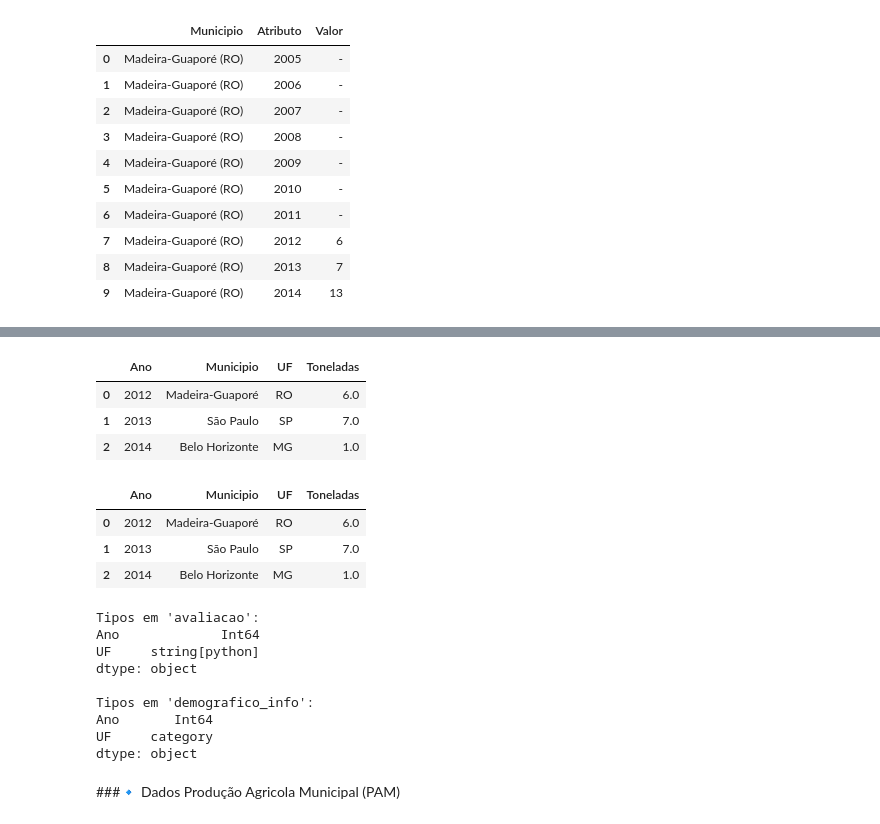
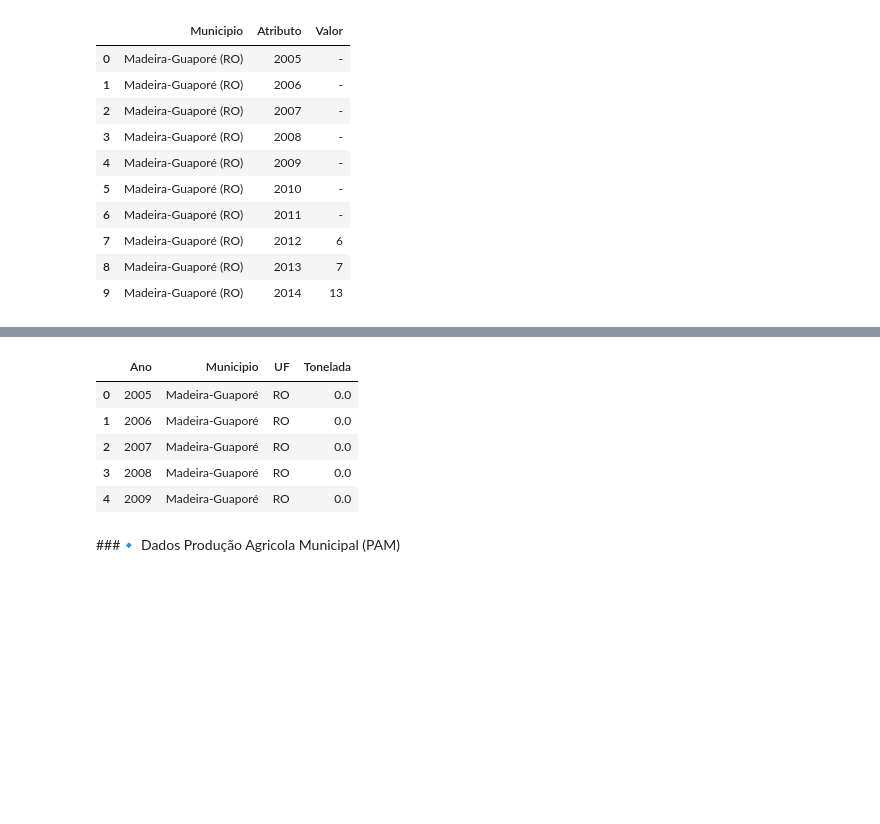
Before and after one commit to Jonathan-Paixao/Tech_Challenge_FIAP, a Jupyter notebook: ETL_FiapChall.ipynb, the cells around one changed output, grey strips where cells are left out. Drawn from its saved outputs; the diff is of its cells as text; code cells hidden in the pictures; blank space fills up the shorter version.

Commit message:
Avaliacoes update

```diff
--- a/ETL_FiapChall.ipynb
+++ b/ETL_FiapChall.ipynb
@@ -847,7 +789,0 @@ KeyError: 'municipio'
-# %%
-avaliacao.head(10)
-# %% [output]
-|  | Ano | Municipio | UF | Toneladas |
-| 0 | 2012 | Madeira-Guaporé | RO | 6.0 |
-| 1 | 2013 | São Paulo | SP | 7.0 |
-| 2 | 2014 | Belo Horizonte | MG | 1.0 |
@@ -865,29 +790,24 @@ avaliacao = avaliacao[nova_ordem]
-# %%
-avaliacao.head(10)
-# %% [output]
-|  | Ano | Municipio | UF | Toneladas |
-| 0 | 2012 | Madeira-Guaporé | RO | 6.0 |
-| 1 | 2013 | São Paulo | SP | 7.0 |
-| 2 | 2014 | Belo Horizonte | MG | 1.0 |
-# %%
-
-# --- Verificando os tipos de dados (MUITO IMPORTANTE) ---
-# Garanta que os tipos das colunas-chave são iguais. Ex: Ano deve ser int nos dois.
-print("Tipos em 'avaliacao':")
-print(avaliacao[['Ano', 'UF']].dtypes)
-print("\nTipos em 'demografico_info':")
-print(demografico[['Ano', 'UF']].dtypes)
-
-# Se os tipos forem diferentes, converta-os com .astype() antes de prosseguir!
-# %% [output]
-Tipos em 'avaliacao':
-Ano             Int64
-UF     string[python]
-dtype: object
-
-Tipos em 'demografico_info':
-Ano       Int64
-UF     category
-dtype: object
+# %%
+avaliacoes.rename(columns={'Atributo': 'Ano','Valor': 'Tonelada'}, inplace=True)
+
+avaliacoes = avaliacoes.astype({
+    'Municipio': 'category',
+    'Ano': 'int64',
+    'Tonelada': 'float64',
+    'UF': 'category'
+})
+
+nova_ordem = ['Ano', 'Municipio', 'UF', 'Tonelada']
+
+avaliacoes = avaliacoes[nova_ordem]
+
+avaliacoes.head(5)
+# %% [output]
+|  | Ano | Municipio | UF | Tonelada |
+| 0 | 2005 | Madeira-Guaporé | RO | 0.0 |
+| 1 | 2006 | Madeira-Guaporé | RO | 0.0 |
+| 2 | 2007 | Madeira-Guaporé | RO | 0.0 |
+| 3 | 2008 | Madeira-Guaporé | RO | 0.0 |
+| 4 | 2009 | Madeira-Guaporé | RO | 0.0 |
 # %%
 # Exportando para o Gold Layer
```
Also changed, not shown: parts of 13 cells of this notebook.
